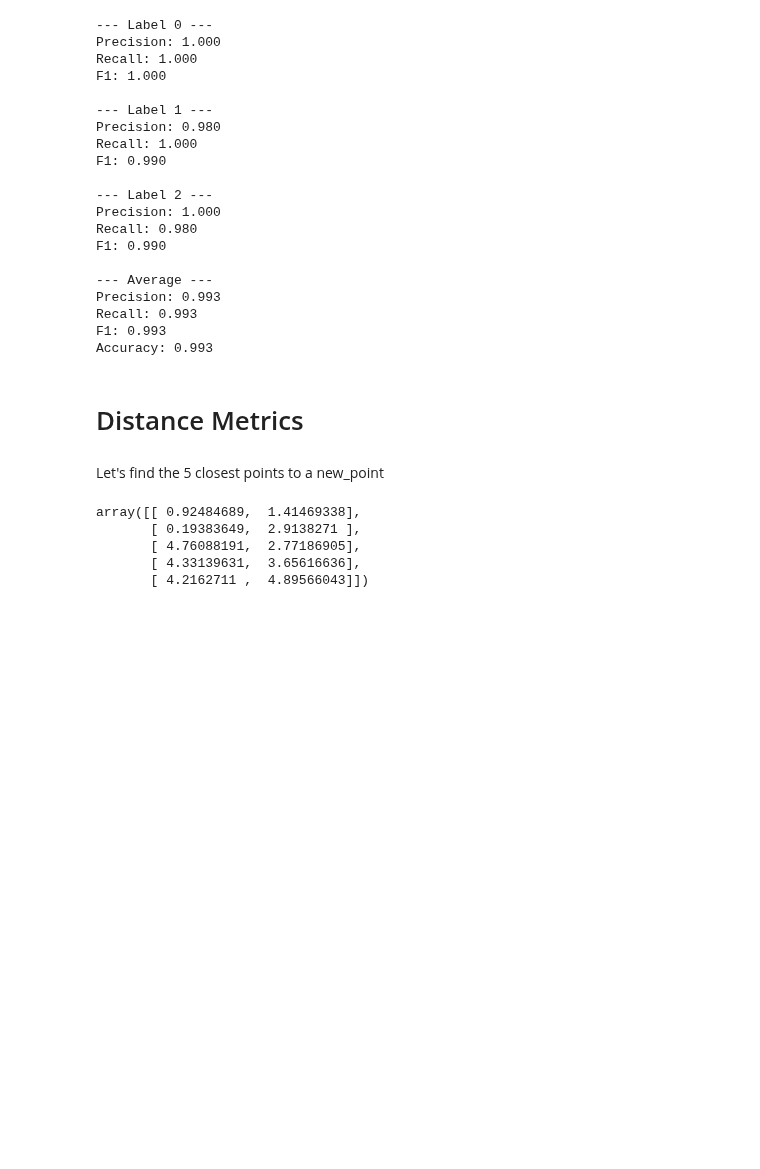
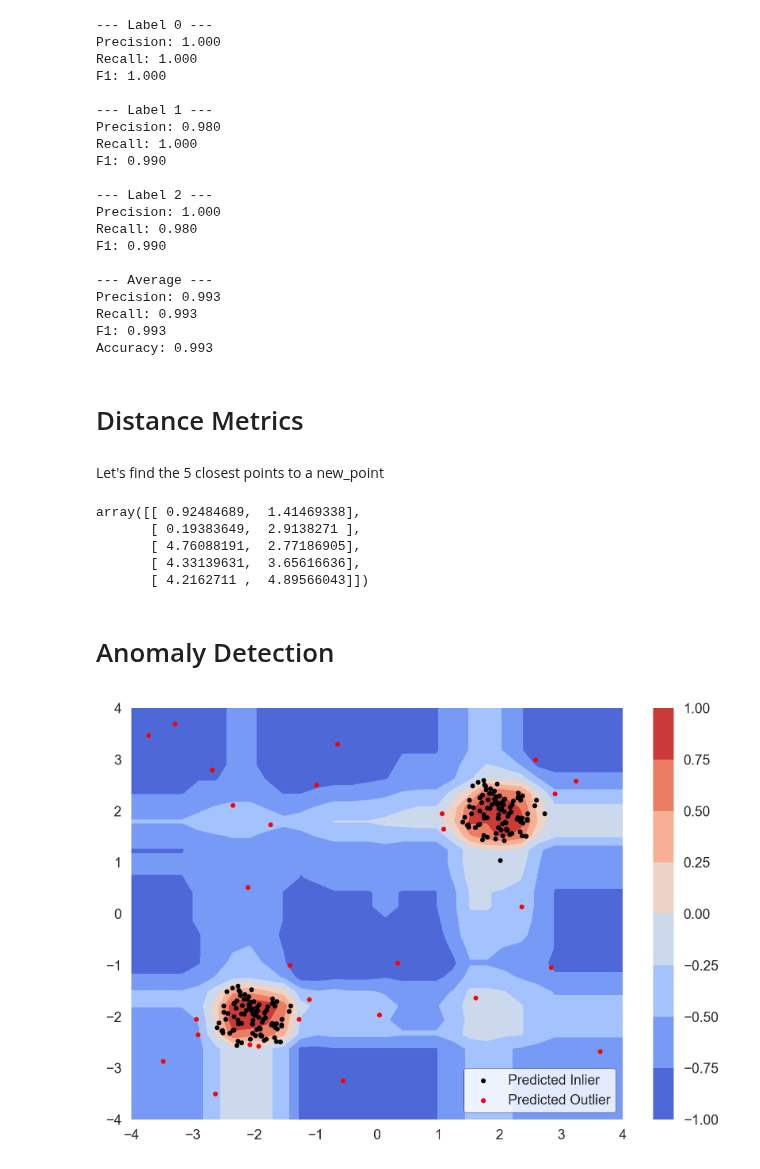
Before and after one commit to ZWMiller/machine_learning_from_scratch, a Jupyter notebook: example_use.ipynb, the cells around one changed output. Saved outputs shown, nothing was run; the diff lists cells and outputs as text; code cells hidden in the pictures; blank space fills up the shorter version.

Commit message:
update example usage with anaomaly detection

```diff
--- a/example_use.ipynb
+++ b/example_use.ipynb
@@ -182,3 +182,45 @@ array([[ 0.92484689,  1.41469338],
        [ 4.76088191,  2.77186905],
        [ 4.33139631,  3.65616636],
        [ 4.2162711 ,  4.89566043]])
+# %% [markdown]
+# Anomaly Detection
+# %%
+from zwml.anomaly_detection import isolation_forest
+
+iso = isolation_forest(n_trees=50, threshold=1.)
+
+X = 0.3 * np.random.randn(100, 2)
+X_train = np.r_[X + 2, X - 2]
+X_outliers = np.random.uniform(low=-4, high=4, size=(20, 2))
+
+iso.fit(X_train)
+# %%
+preds = iso.predict(X_train)
+xx, yy = np.meshgrid(np.linspace(-4, 4, 30), np.linspace(-4, 4, 30))
+Z = iso.decision_function(np.c_[xx.ravel(), yy.ravel()])
+Z = Z.reshape(xx.shape)
+# %%
+import matplotlib.pyplot as plt
+%matplotlib inline
+plt.style.use('seaborn')
+
+plt.figure(dpi=250)
+plt.contourf(xx, yy, Z, cmap=plt.cm.coolwarm)
+plt.colorbar()
+
+plt.scatter(X_train[0,0], X_train[0,1], c='k', label="Predicted Inlier", s=10)
+plt.scatter(X_train[1,0], X_train[1,1], c='r', label="Predicted Outlier", s=10)
+for pt,label in zip(X_train,preds):
+    if label > 0:
+        plt.scatter(pt[0], pt[1],c='k', s=10)
+    else:
+        plt.scatter(pt[0], pt[1],c='r',s=10)
+for pt,label in zip(X_outliers,iso.predict(X_outliers)):
+    if label > 0:
+        plt.scatter(pt[0], pt[1],c='k',s=10)
+    else:
+        plt.scatter(pt[0], pt[1],c='r',s=10)
+
+plt.legend(loc='lower right', frameon=True, facecolor='#FFFFFF', edgecolor='#333333');
+# %% [output]
+[figure, added]
```
Also changed, not shown: parts of 2 cells of this notebook.
